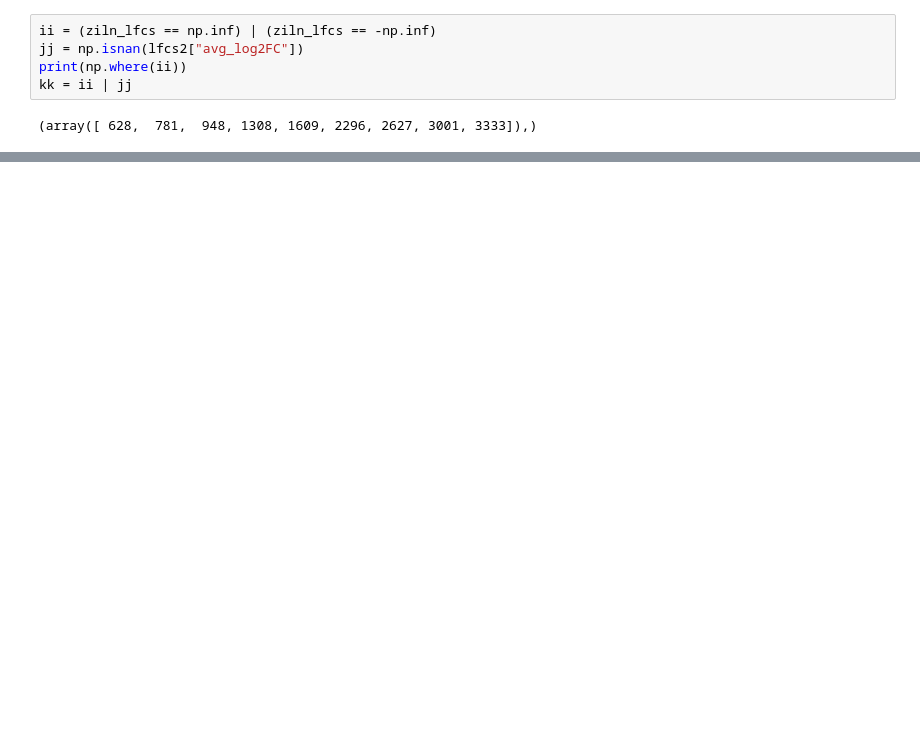
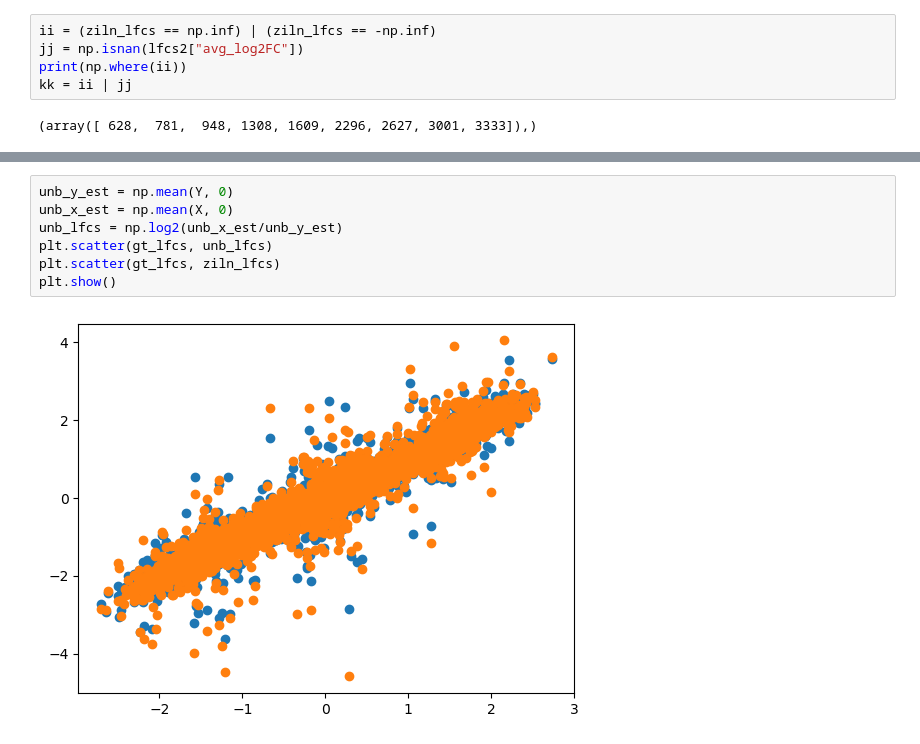
Before and after one commit to okviman/DE-ZILN, a Jupyter notebook: notebooks/splatter_lfc.ipynb, the cells around one changed output, grey strips where cells are left out. Cells and saved outputs as stored; diff of their text form; blank space fills up the shorter version.

```diff
--- a/notebooks/splatter_lfc.ipynb
+++ b/notebooks/splatter_lfc.ipynb
@@ -105,0 +118,9 @@ plt.scatter(scanpy_lfcs, gt_lfcs)
+# %%
+unb_y_est = np.mean(Y, 0)
+unb_x_est = np.mean(X, 0)
+unb_lfcs = np.log2(unb_x_est/unb_y_est)
+plt.scatter(gt_lfcs, unb_lfcs)
+plt.scatter(gt_lfcs, ziln_lfcs)
+plt.show()
+# %% [output]
+[figure, added]
```
Also changed, not shown: parts of 7 cells of this notebook, 1 other file.
